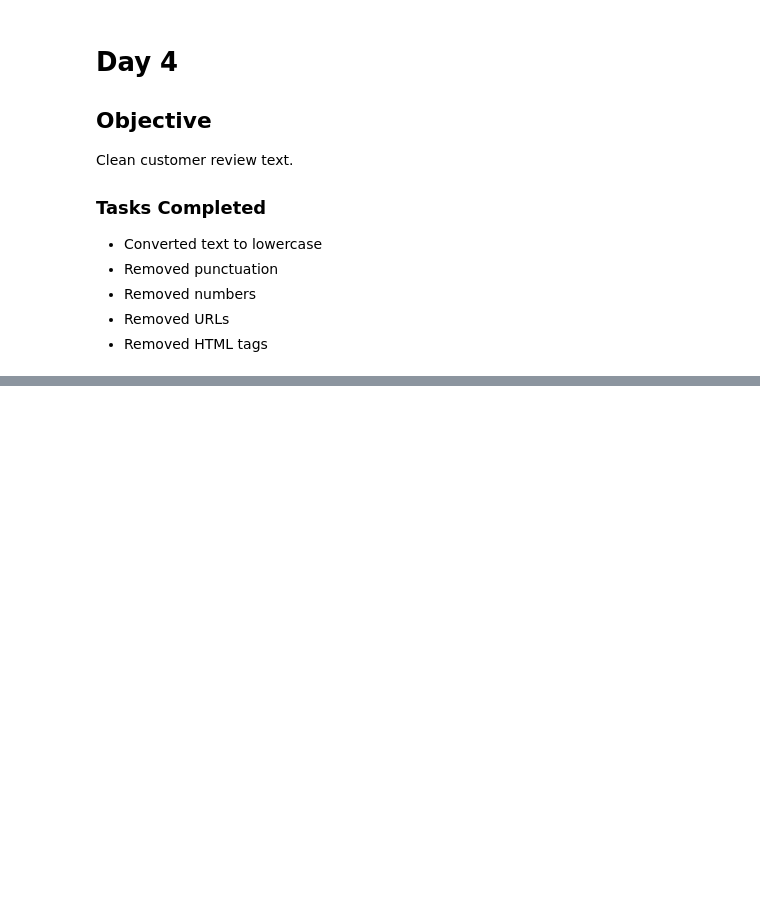
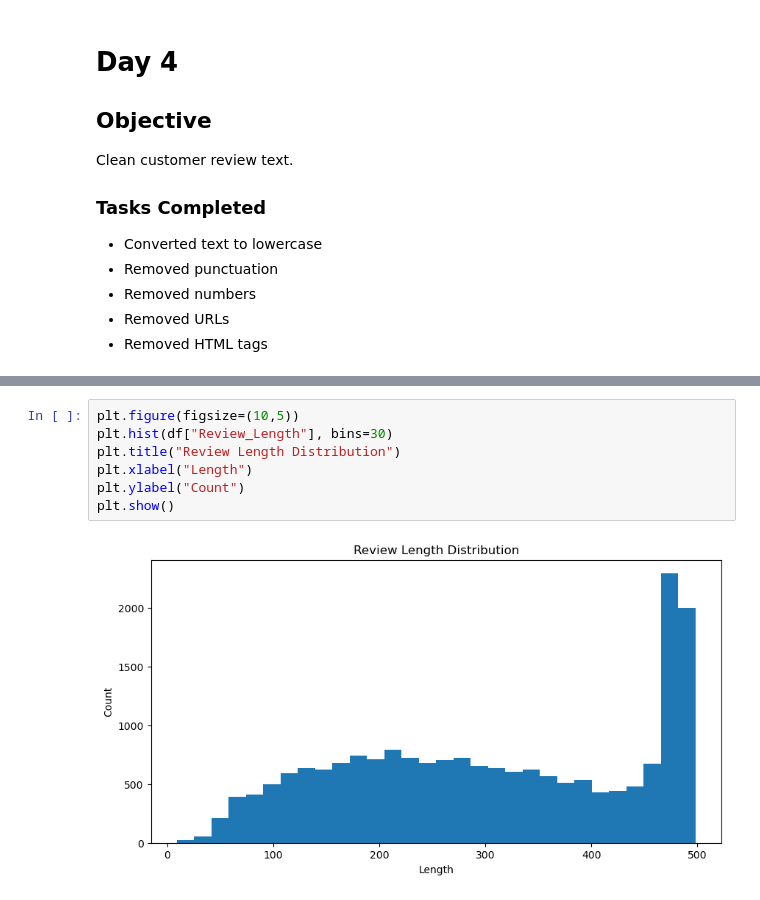
Before and after one commit to PoojaManjunath17/Customer-Review-Sentiment-Analysis, a Jupyter notebook: Sentiment_Analysis_Project.ipynb, the cells around one changed output, grey strips where cells are left out. Saved outputs shown, nothing was run; the diff lists cells and outputs as text; blank space fills up the shorter version.

```diff
--- a/Sentiment_Analysis_Project.ipynb
+++ b/Sentiment_Analysis_Project.ipynb
@@ -326,0 +335,9 @@ Clean customer review text.
+# %%
+plt.figure(figsize=(10,5))
+plt.hist(df["Review_Length"], bins=30)
+plt.title("Review Length Distribution")
+plt.xlabel("Length")
+plt.ylabel("Count")
+plt.show()
+# %% [output]
+[figure, added]
```
Also changed, not shown: parts of 4 cells of this notebook.
